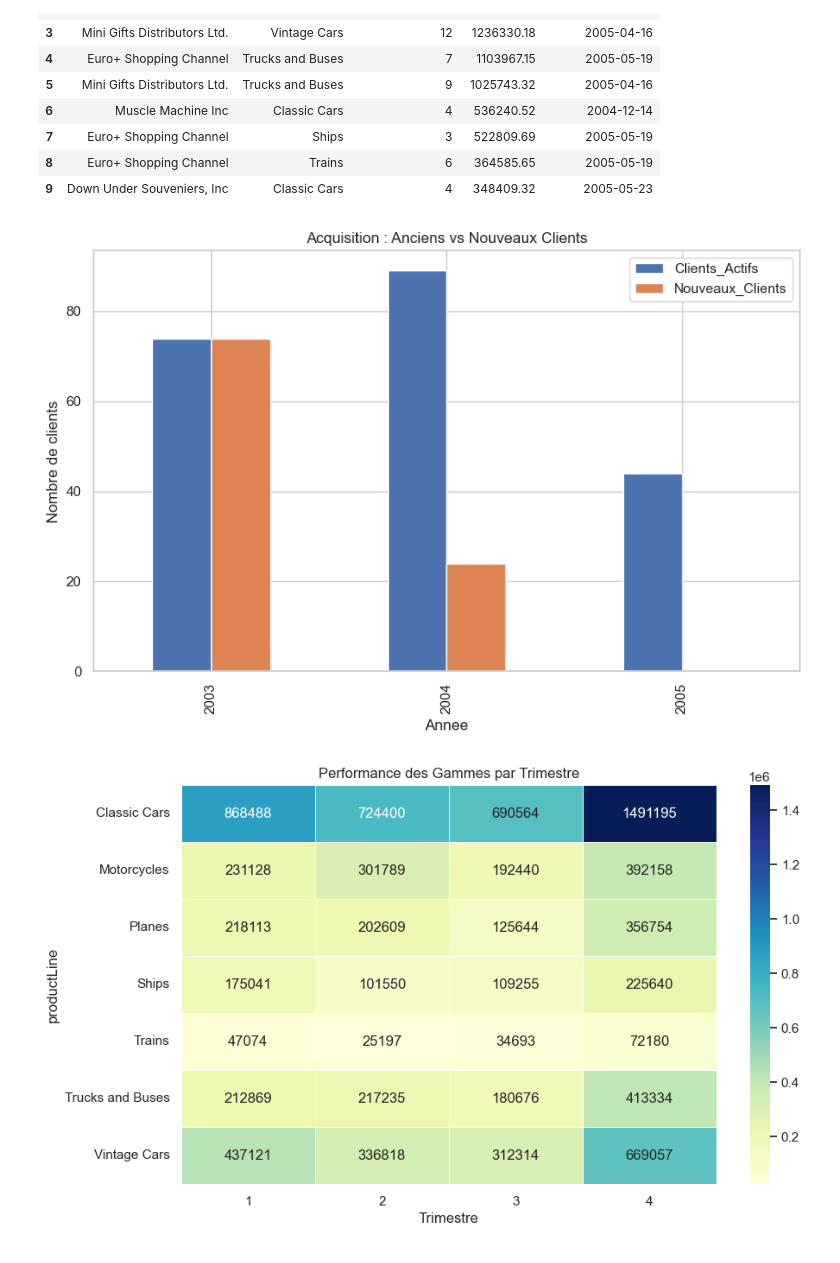
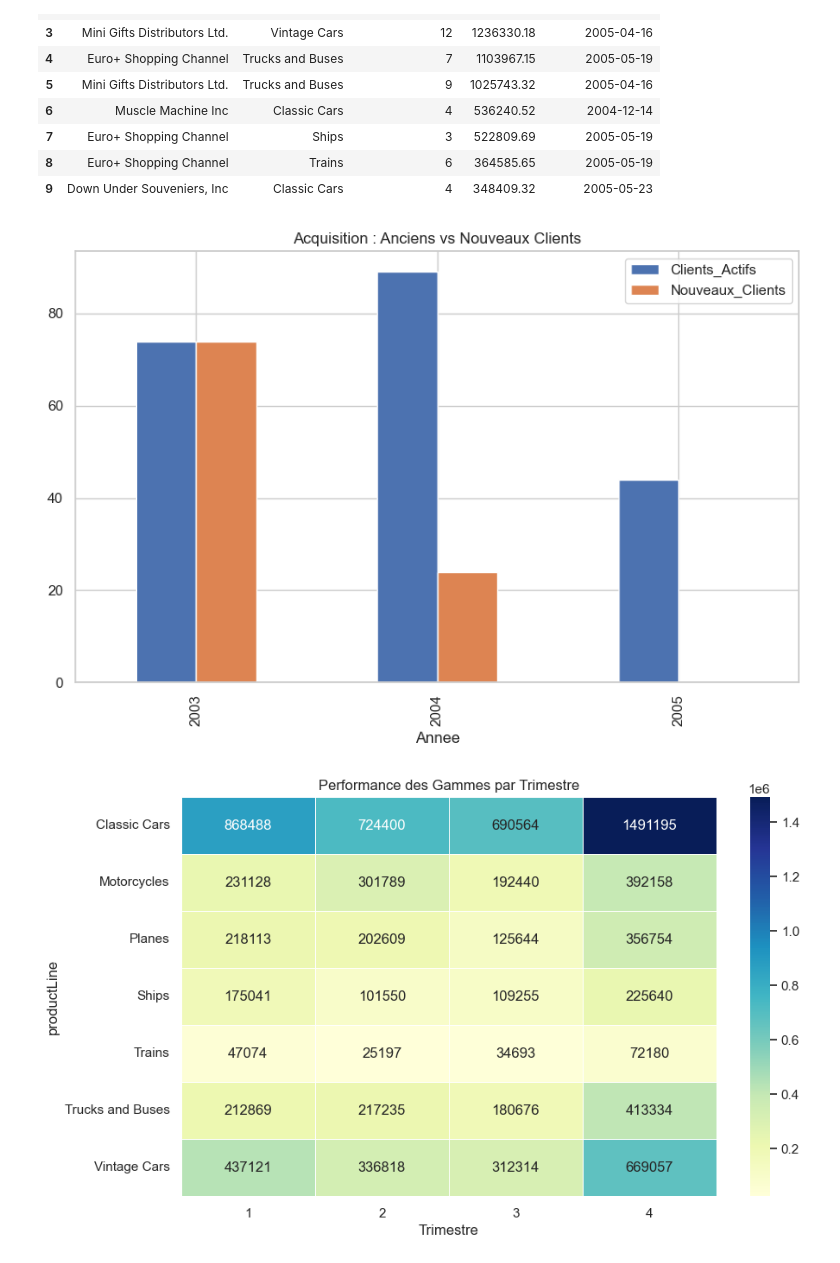
Before and after one commit to KarissyCISSE21/classicmodels-analysis, a Jupyter notebook: notebooks/ClassicModels_Analysis.ipynb, the cells around one changed output. Saved outputs shown, nothing was run; the diff lists cells and outputs as text; code cells hidden in the pictures.

```diff
--- a/notebooks/ClassicModels_Analysis.ipynb
+++ b/notebooks/ClassicModels_Analysis.ipynb
@@ -211,42 +214,31 @@ display(df_vip_complex)
 | 8 | Euro+ Shopping Channel | Trains | 6 | 364585.65 | 2005-05-19 |
 | 9 | Down Under Souveniers, Inc | Classic Cars | 4 | 348409.32 | 2005-05-23 |
 # %%
-# --- 5.2 ANALYSE RÉTENTION (SOUS-REQUÊTE) ---
-# On compte combien de Nouveaux Clients on a gagné par an
 import matplotlib.pyplot as plt
 import seaborn as sns
-# --- 5.2 ANALYSE RÉTENTION (VERSION CORRIGÉE) ---
-# On utilise une jointure de deux sous-tables pour éviter l'erreur de GROUP BY
-
+# --- 5.2 ANALYSE RÉTENTION (SOUS-REQUÊTE) ---
 query_retention = """
 SELECT
     T_Global.Annee,
     T_Global.Clients_Actifs,
     IFNULL(T_New.Nouveaux_Clients, 0) as Nouveaux_Clients
 FROM
-    -- Table 1 : Clients Actifs par an
     (SELECT YEAR(orderDate) as Annee, COUNT(DISTINCT customerNumber) as Clients_Actifs
      FROM orders GROUP BY Annee) as T_Global
 LEFT JOIN
-    -- Table 2 : Nouveaux Clients par an (ceux dont c'est la 1ère commande)
     (SELECT YEAR(min_date) as Annee, COUNT(*) as Nouveaux_Clients
      FROM (SELECT customerNumber, MIN(orderDate) as min_date FROM orders GROUP BY customerNumber) as sub
      GROUP BY Annee) as T_New
 ON T_Global.Annee = T_New.Annee
 ORDER BY T_Global.Annee;
 """
 df_retention = pd.read_sql(query_retention, conn)
 
-# Graphique
 df_retention.set_index('Annee')[['Clients_Actifs', 'Nouveaux_Clients']].plot(kind='bar', figsize=(10, 6))
 plt.title('Acquisition : Anciens vs Nouveaux Clients')
-plt.ylabel('Nombre de clients')
-
-# Sauvegarde
-plt.savefig("../visualizations/05_retention_fixed.png", bbox_inches='tight')
 plt.show()
 # %% [output]
-[figure, old version]
+[figure, new version]
 # %%
 # --- 5.3 TABLEAU PIVOT (HEATMAP) ---
 
```
Also changed, not shown: parts of 1 cell of this notebook, 6 other files.
